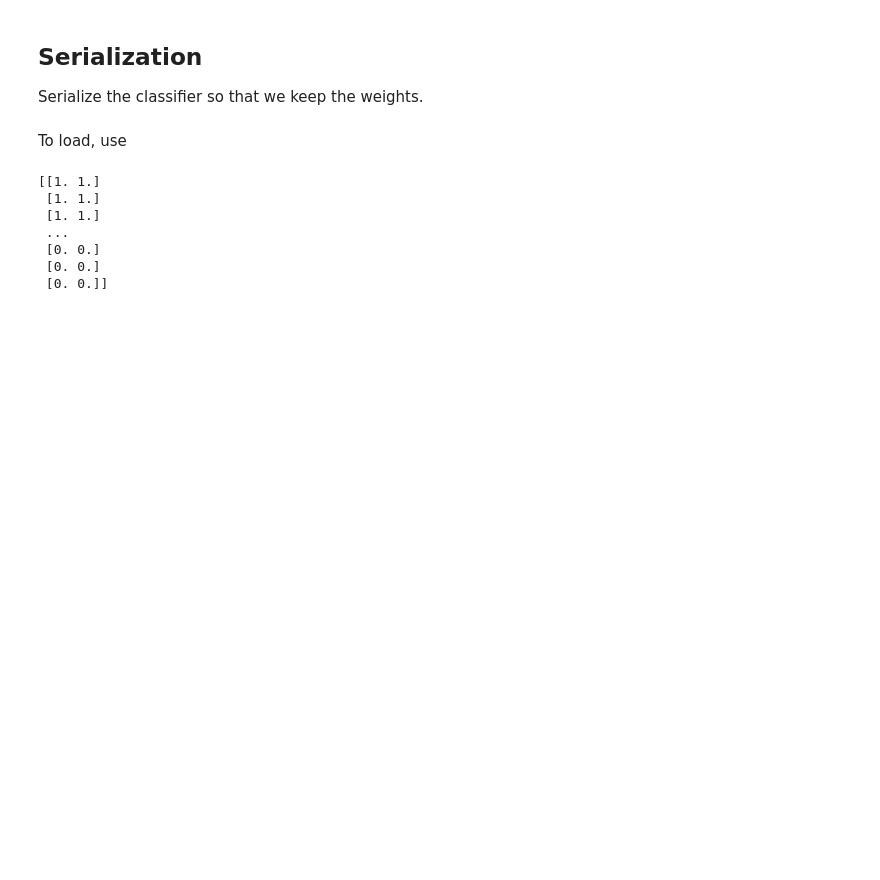
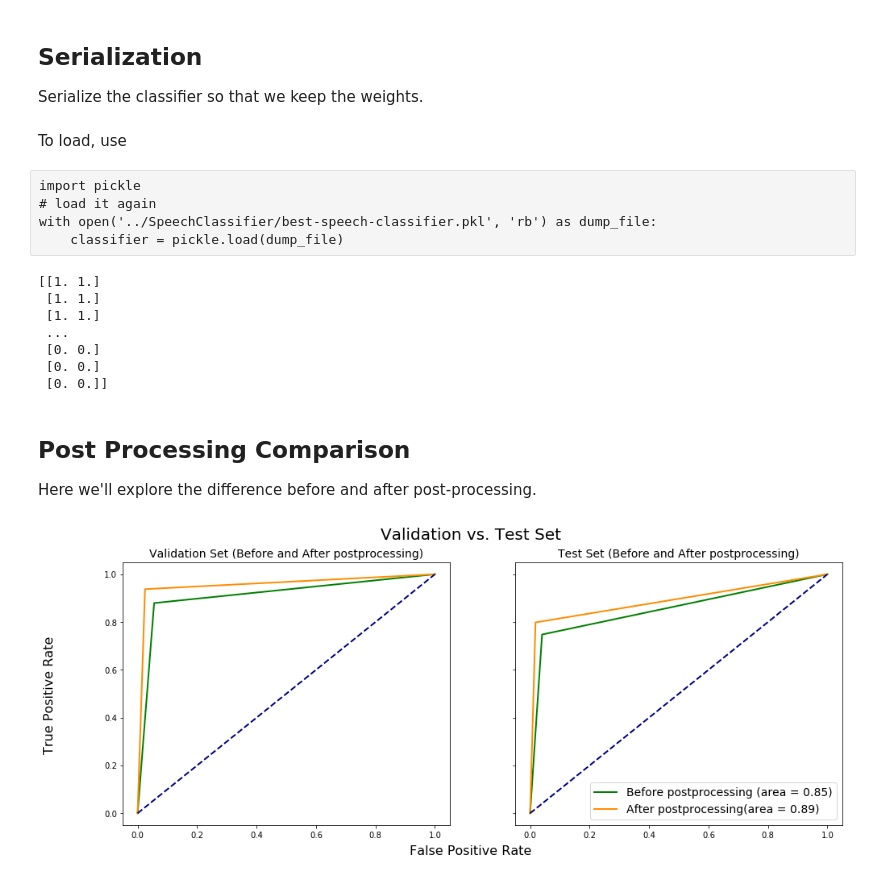
Before and after one commit to kareemjeiroudi/pattern_class_project, a Jupyter notebook: Phase02/final-speech-classifier.ipynb, the cells around one changed output. Saved outputs shown, nothing was run; the diff lists cells and outputs as text; code cells hidden in the pictures; blank space fills up the shorter version.

Commit message:
Added plots of final speech classifier

```diff
--- a/Phase02/final-speech-classifier.ipynb
+++ b/Phase02/final-speech-classifier.ipynb
@@ -88,3 +83,8 @@ with open('../SpeechClassifier/best-speech-classifier.pkl', 'rb') as dump_file:
+# %% [raw]
+import pickle
+# load it again
+with open('../SpeechClassifier/best-speech-classifier.pkl', 'rb') as dump_file:
+    classifier = pickle.load(dump_file)
 # %%
 y_pred_2 = handsomUtility.post_processing(classifier_2.predict(X_val.values))
 print(np.vstack((y_pred, y_pred_2)).T)
@@ -96,3 +96,7 @@ print(np.vstack((y_pred, y_pred_2)).T)
  [0. 0.]
  [0. 0.]
  [0. 0.]]
+# %% [markdown]
+## Post Processing Comparison
+
+Here we'll explore the difference before and after post-processing.
@@ -98,0 +110,36 @@ print(np.vstack((y_pred, y_pred_2)).T)
+# %%
+y_pred_before = classifier.predict(X_val)
+y_pred_after = handsomUtility.post_processing(classifier.predict(X_val))
+# %%
+# plot roc curves
+# construct two horizontal subplots, sharing the same axis
+fig, ax = plt.subplots(1, 2, sharex=True, sharey=True, figsize=(16, 6))
+# validation set
+fpr, tpr, _ = roc_curve(y_val, y_pred_before)
+roc_auc = auc(fpr, tpr)
+ax[0].plot(fpr, tpr, color='green', lw=2, label='Before postprocessing (area = %0.2f)' % roc_auc)
+fpr, tpr, _ = roc_curve(y_val, y_pred_after)
+roc_auc = auc(fpr, tpr)
+ax[0].plot(fpr, tpr, color='darkorange', lw=2, label='After postprocessing(area = %0.2f)' % roc_auc)
+ax[0].plot([0, 1], [0, 1], color='navy', lw=2, linestyle='--')
+ax[0].set_title("Validation Set (Before and After postprocessing)", fontsize=14)
+# Test Set
+y_tred_before = classifier.predict(X_test)
+y_tred_after = handsomUtility.post_processing(classifier.predict(X_test))
+fpr, tpr, _ = roc_curve(y_test, y_tred_before)
+roc_auc = auc(fpr, tpr)
+ax[1].plot(fpr, tpr, color='green', lw=2, label='Before postprocessing (area = %0.2f)' % roc_auc)
+fpr, tpr, _ = roc_curve(y_test, y_tred_after)
+roc_auc = auc(fpr, tpr)
+ax[1].plot(fpr, tpr, color='darkorange', lw=2, label='After postprocessing(area = %0.2f)' % roc_auc)
+ax[1].plot([0, 1], [0, 1], color='navy', lw=2, linestyle='--')
+ax[1].set_title("Test Set (Before and After postprocessing)", fontsize=14)
+
+fig.suptitle("Validation vs. Test Set", fontsize=20)
+# add common x and y labels
+fig.text(0.5, 0.04, 'False Positive Rate', ha='center', fontsize=16)
+fig.text(0.04, 0.5, 'True Positive Rate', va='center', rotation='vertical', fontsize=16)
+plt.legend(fontsize=14)
+fig.savefig("../Visualization/ROC-validation-vs-testset.png")
+# %% [output]
+[figure, added]
```
Also changed, not shown: parts of 8 cells of this notebook, 8 other files.
